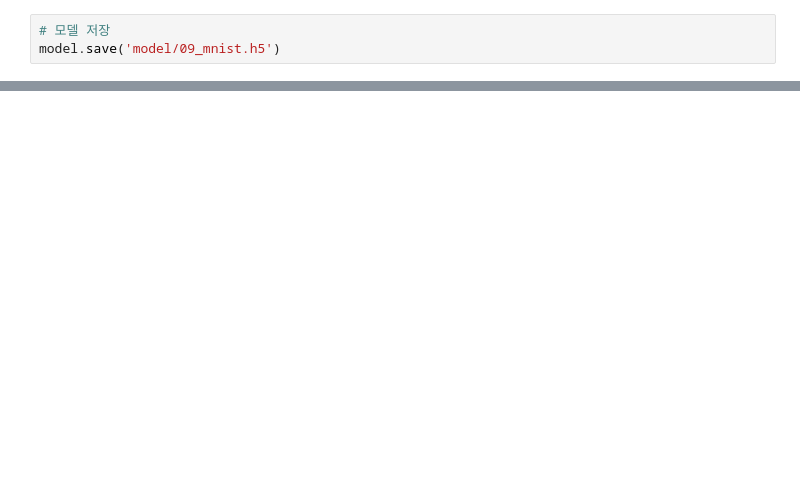
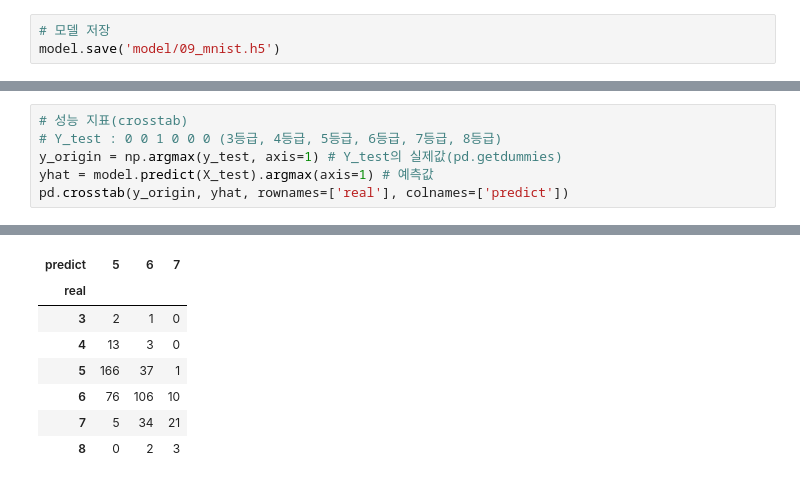
Before and after one commit to cwal8202/ai_x, a Jupyter notebook: source/05_DeepLearning/09_wine품질등급예측(다중분류)-내가 한거.ipynb, the cells around one changed output, grey strips where cells are left out. Cells and saved outputs as stored; diff of their text form; blank space fills up the shorter version.

```diff
--- a/source/05_DeepLearning/09_wine품질등급예측(다중분류)-내가 한거.ipynb
+++ b/source/05_DeepLearning/09_wine품질등급예측(다중분류)-내가 한거.ipynb
@@ -192,0 +201,7 @@ loss_and_metrics2 = model
+# %%
+# 성능 지표(crosstab)
+# Y_test : 0 0 1 0 0 0 (3등급, 4등급, 5등급, 6등급, 7등급, 8등급)
+y_origin = np.argmax(y_test, axis=1) # Y_test의 실제값(pd.getdummies)
+yhat = model.predict(X_test).argmax(axis=1) # 예측값
+pd.crosstab(y_origin, yhat, rownames=['real'], colnames=['predict'])
+# %% [output]
@@ -192,0 +209,8 @@ loss_and_metrics2 = model
+| predict | 5 | 6 | 7 |
+| real |  |  |  |
+| 3 | 2 | 1 | 0 |
+| 4 | 13 | 3 | 0 |
+| 5 | 166 | 37 | 1 |
+| 6 | 76 | 106 | 10 |
+| 7 | 5 | 34 | 21 |
+| 8 | 0 | 2 | 3 |
```
Also changed, not shown: parts of 9 cells of this notebook, 13 other files.
